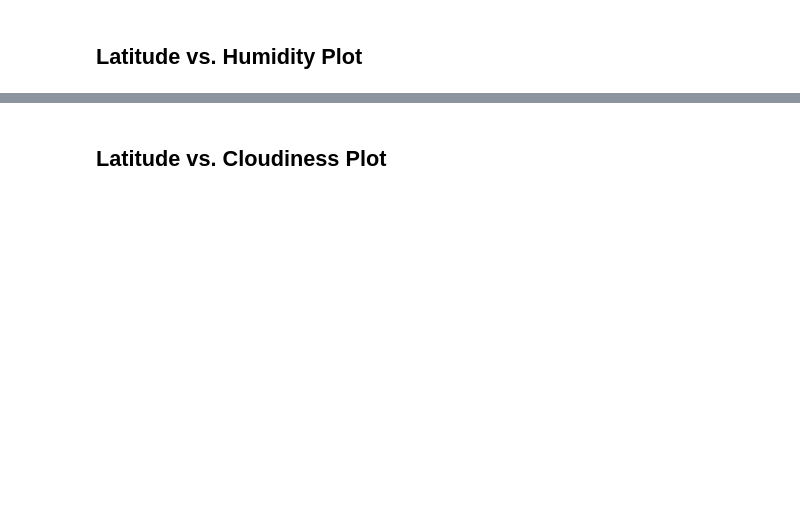
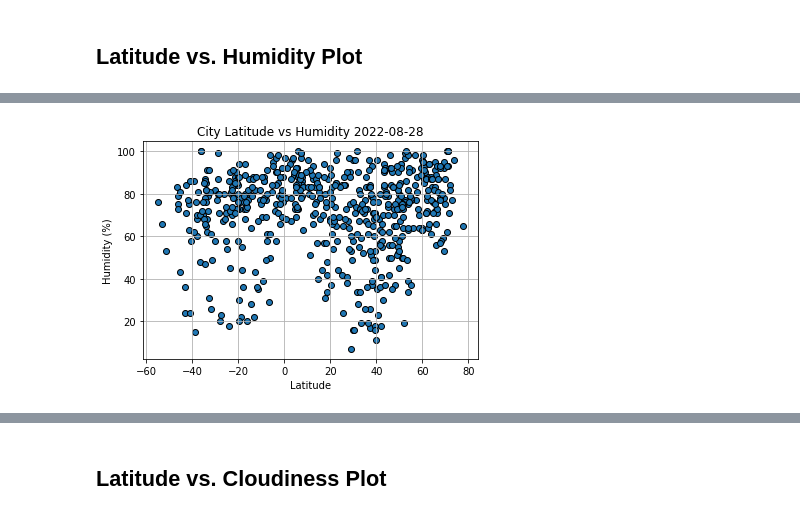
Before and after one commit to dabidma/python-api-challenge, a Jupyter notebook: WeatherPy/WeatherPy.ipynb, the cells around one changed output, grey strips where cells are left out. Saved outputs shown, nothing was run; the diff lists cells and outputs as text; code cells hidden in the pictures; blank space fills up the shorter version.

```diff
--- a/WeatherPy/WeatherPy.ipynb
+++ b/WeatherPy/WeatherPy.ipynb
@@ -205,0 +233,11 @@ plt.scatter(weather_df['Lat'],weather_df['Max Temp'])
+# %%
+plt.scatter(weather_df['Lat'],weather_df['Humidity'], edgecolors='black')
+plt.title(f'City Latitude vs Humidity {year_date_convert}')
+plt.xlabel('Latitude')
+plt.ylabel('Humidity (%)')
+plt.grid(True)
+#save to outputs/images folder
+plt.savefig('output/Chart Images/city_latitude_vs_humidity.png')
+plt.show()
+# %% [output]
+[figure, added]
```
Also changed, not shown: parts of 35 cells of this notebook, 5 other files.
